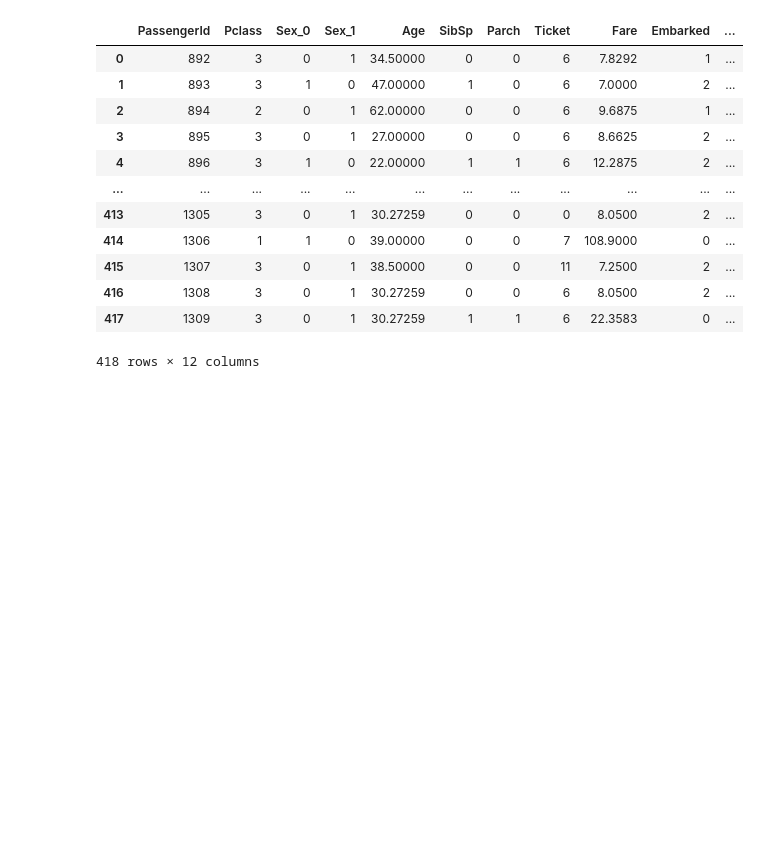
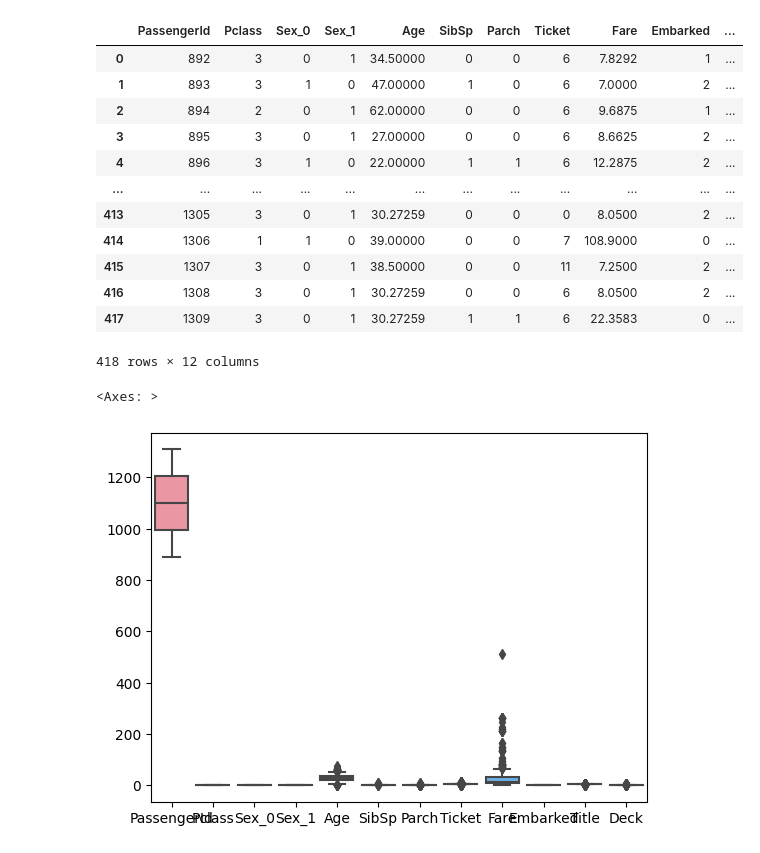
Before and after one commit to wrickguha/Kaggle_Notebooks, a Jupyter notebook: titanic-model.ipynb, the cells around one changed output. Saved outputs shown, nothing was run; the diff lists cells and outputs as text; code cells hidden in the pictures; blank space fills up the shorter version.

```diff
--- a/titanic-model.ipynb
+++ b/titanic-model.ipynb
@@ -1218,0 +1223,5 @@ df_test
+# %%
+sns.boxplot(df_test)
+# %% [output]
+<Axes: >
+[figure, added]
```
Also changed, not shown: parts of 17 cells of this notebook.
